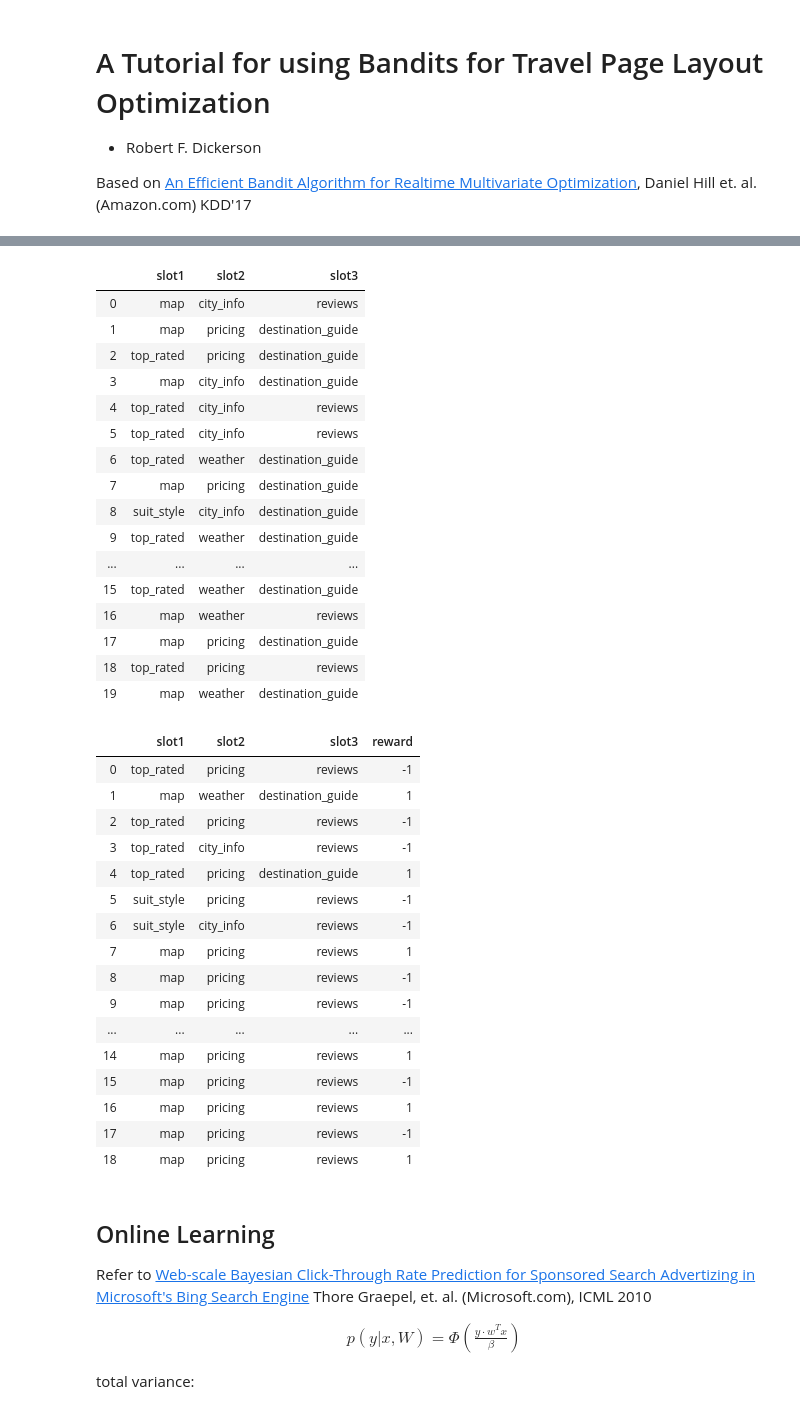
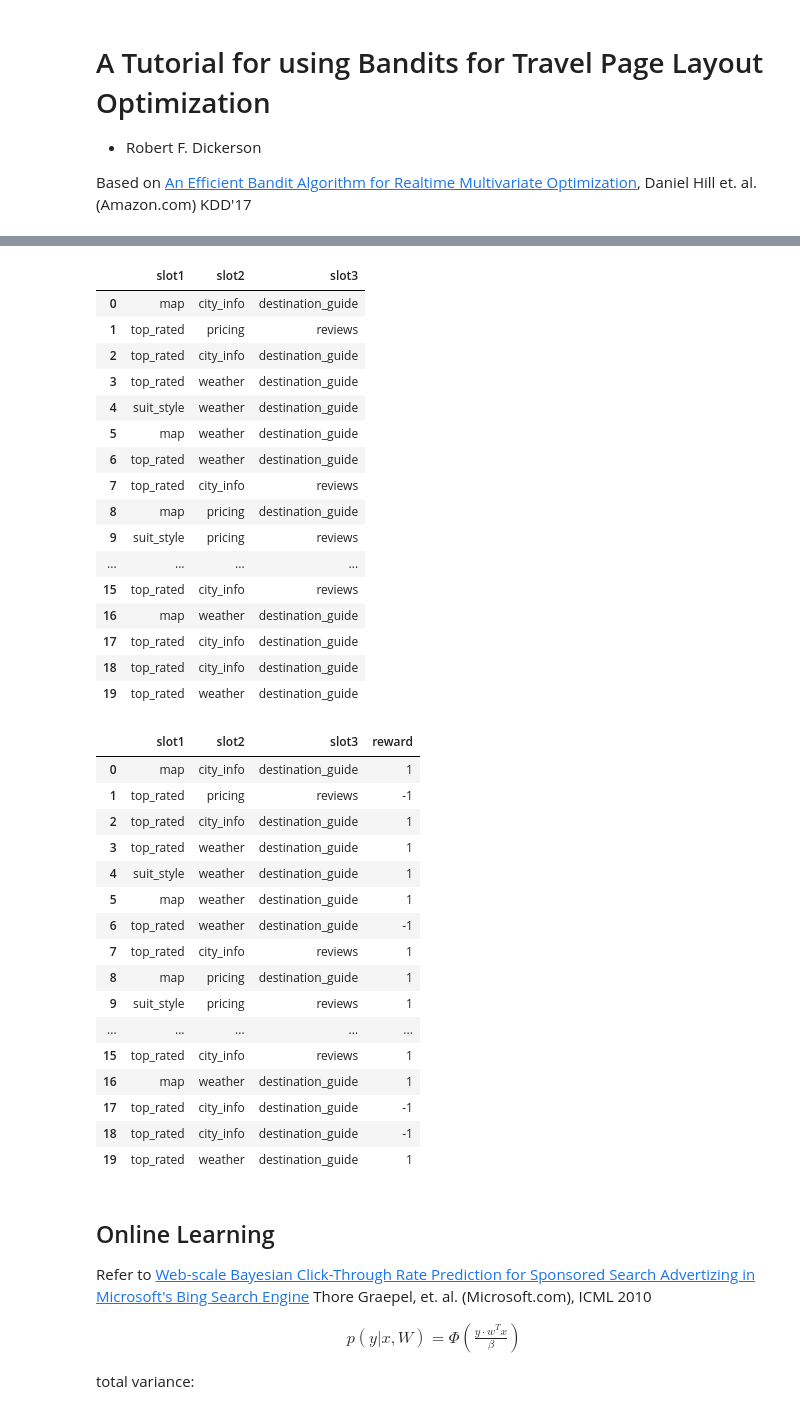
Before and after one commit to rfdickerson/multiarmed-bandits, a Jupyter notebook: Contextual Bandits.ipynb, the cells around one changed output, grey strips where cells are left out. Cells and saved outputs as stored; diff of their text form; code cells hidden in the pictures.

```diff
--- a/Contextual Bandits.ipynb
+++ b/Contextual Bandits.ipynb
@@ -123,17 +123,16 @@ def simulate(df):
 H_features = to_features(H)
 H_slots = to_categories(H_features, ["slot1", "slot2", "slot3"])
 
-features = to_features(df)
+features = to_features(H)
 
 display(H)
 display(H_features)
 display(H_slots)
 
-s1 = pd.Series(["map", "pricing", "reviews"], index=["slot1", "slot2", "slot3"])
-H = H.append(s1, ignore_index=True)
+# s1 = pd.Series(["map", "pricing", "reviews"], index=["slot1", "slot2", "slot3"])
+# H = H.append(s1, ignore_index=True)
 
-simulate(H)
-
-display(df)
+H = simulate(H)
+display(H)
 # %% [output]
 |  | slot1 | slot2 | slot3 | reward |
@@ -173,37 +172,37 @@ display(df)
 |  | slot1 | slot2 | slot3 |
-| 0 | map | city_info | reviews |
-| 1 | map | pricing | destination_guide |
-| 2 | top_rated | pricing | destination_guide |
-| 3 | map | city_info | destination_guide |
-| 4 | top_rated | city_info | reviews |
-| 5 | top_rated | city_info | reviews |
+| 0 | map | city_info | destination_guide |
+| 1 | top_rated | pricing | reviews |
+| 2 | top_rated | city_info | destination_guide |
+| 3 | top_rated | weather | destination_guide |
+| 4 | suit_style | weather | destination_guide |
+| 5 | map | weather | destination_guide |
 | 6 | top_rated | weather | destination_guide |
-| 7 | map | pricing | destination_guide |
-| 8 | suit_style | city_info | destination_guide |
-| 9 | top_rated | weather | destination_guide |
+| 7 | top_rated | city_info | reviews |
+| 8 | map | pricing | destination_guide |
+| 9 | suit_style | pricing | reviews |
 | ... | ... | ... | ... |
-| 15 | top_rated | weather | destination_guide |
-| 16 | map | weather | reviews |
-| 17 | map | pricing | destination_guide |
-| 18 | top_rated | pricing | reviews |
-| 19 | map | weather | destination_guide |
+| 15 | top_rated | city_info | reviews |
+| 16 | map | weather | destination_guide |
+| 17 | top_rated | city_info | destination_guide |
+| 18 | top_rated | city_info | destination_guide |
+| 19 | top_rated | weather | destination_guide |
 |  | slot1 | slot2 | slot3 | reward |
-| 0 | top_rated | pricing | reviews | -1 |
-| 1 | map | weather | destination_guide | 1 |
-| 2 | top_rated | pricing | reviews | -1 |
-| 3 | top_rated | city_info | reviews | -1 |
-| 4 | top_rated | pricing | destination_guide | 1 |
-| 5 | suit_style | pricing | reviews | -1 |
-| 6 | suit_style | city_info | reviews | -1 |
-| 7 | map | pricing | reviews | 1 |
-| 8 | map | pricing | reviews | -1 |
-| 9 | map | pricing | reviews | -1 |
+| 0 | map | city_info | destination_guide | 1 |
+| 1 | top_rated | pricing | reviews | -1 |
+| 2 | top_rated | city_info | destination_guide | 1 |
+| 3 | top_rated | weather | destination_guide | 1 |
+| 4 | suit_style | weather | destination_guide | 1 |
+| 5 | map | weather | destination_guide | 1 |
+| 6 | top_rated | weather | destination_guide | -1 |
+| 7 | top_rated | city_info | reviews | 1 |
+| 8 | map | pricing | destination_guide | 1 |
+| 9 | suit_style | pricing | reviews | 1 |
 | ... | ... | ... | ... | ... |
-| 14 | map | pricing | reviews | 1 |
-| 15 | map | pricing | reviews | -1 |
-| 16 | map | pricing | reviews | 1 |
-| 17 | map | pricing | reviews | -1 |
-| 18 | map | pricing | reviews | 1 |
+| 15 | top_rated | city_info | reviews | 1 |
+| 16 | map | weather | destination_guide | 1 |
+| 17 | top_rated | city_info | destination_guide | -1 |
+| 18 | top_rated | city_info | destination_guide | -1 |
+| 19 | top_rated | weather | destination_guide | 1 |
 # %% [markdown]
 ## Online Learning
 
```
Also changed, not shown: parts of 5 cells of this notebook.
